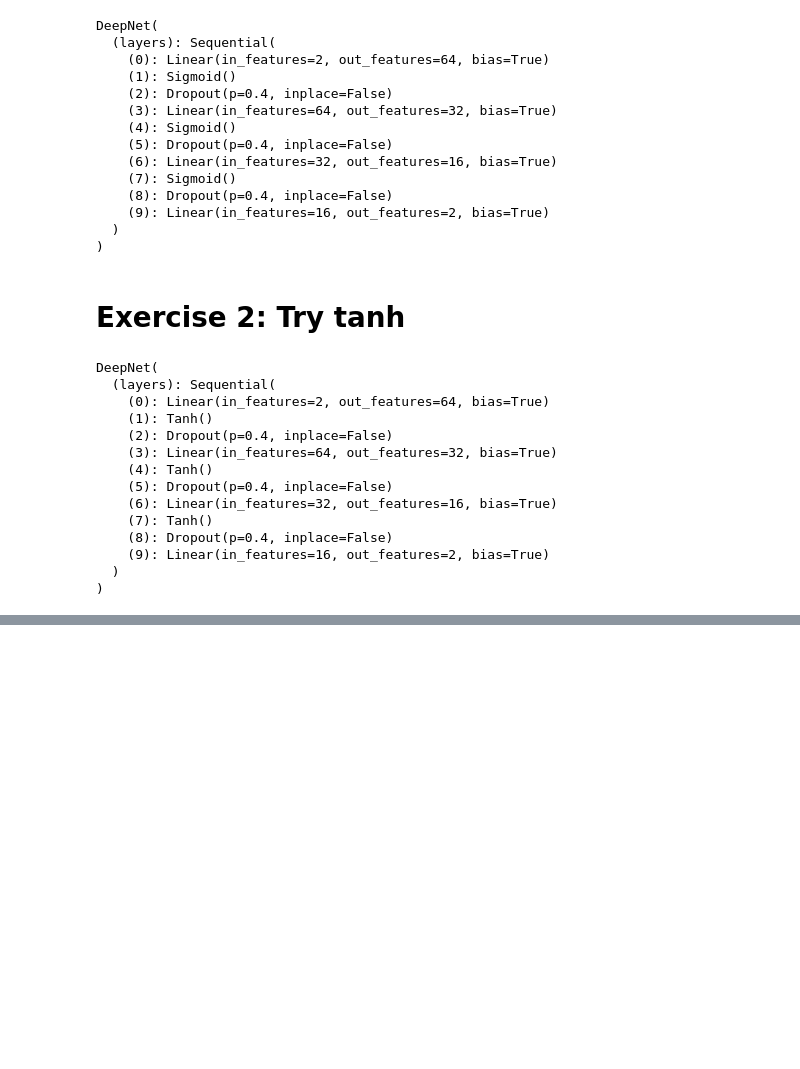
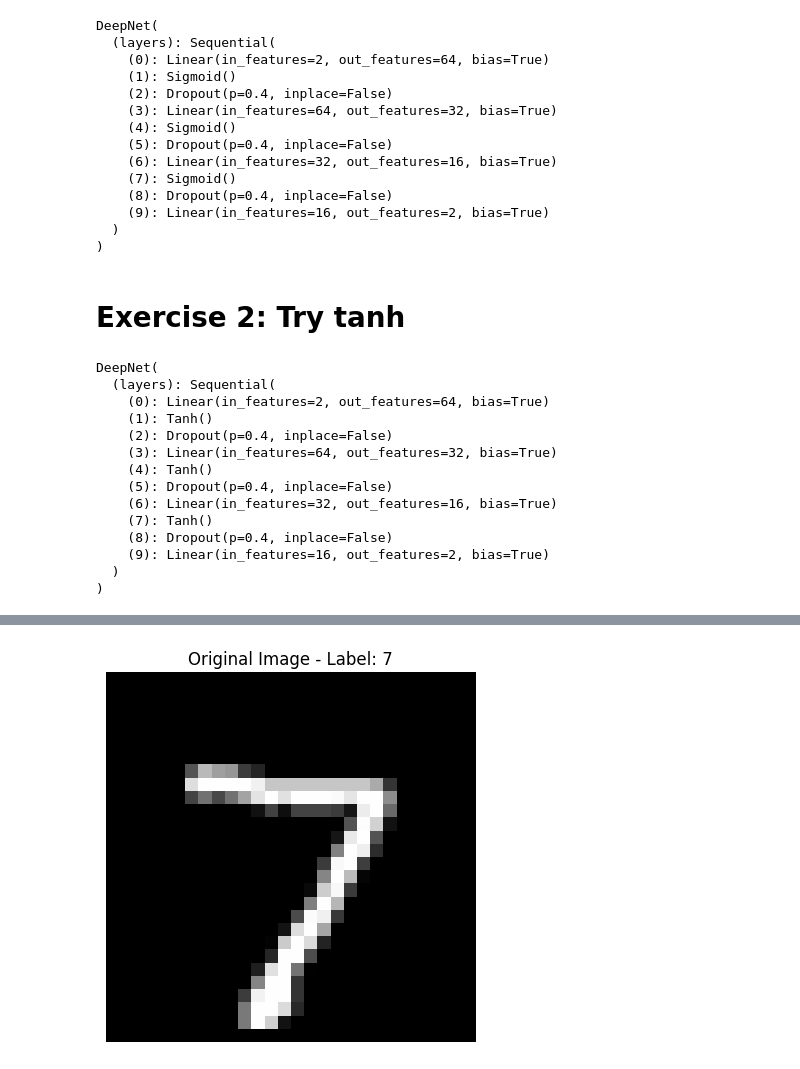
Before and after one commit to AliSalimkhani/DeepNN_Course2025, a Jupyter notebook: DeepNN.ipynb, the cells around one changed output, grey strips where cells are left out. Cells and saved outputs as stored; diff of their text form; code cells hidden in the pictures; blank space fills up the shorter version.

```diff
--- a/DeepNN.ipynb
+++ b/DeepNN.ipynb
@@ -634,0 +637,10 @@ Test Loss: 0.3831
+# %%
+import torch
+from torch import nn
+from torch.utils.data import DataLoader
+from torchvision import datasets, transforms
+import matplotlib.pyplot as plt
+import numpy as np
+
+device = torch.device("cuda" if torch.cuda.is_available() else "cpu")
+print("Using device:", device)
@@ -634,0 +744,78 @@ Test Loss: 0.3831
+# %%
+import matplotlib.pyplot as plt
+import numpy as np
+
+def visualize_feature_maps(model, input_image, layer_name, num_feature_maps=8):
+    # Move model to evaluation mode
+    model.eval()
+
+    # Get the specific layer from the model
+    # Assuming layer_name is 'conv1' or 'conv2'
+    if layer_name == 'conv1':
+        layer = model.conv1
+    elif layer_name == 'conv2':
+        layer = model.conv2
+    else:
+        raise ValueError("Layer name must be 'conv1' or 'conv2'")
+
+    # Register a hook to capture the output of the layer
+    activation = {}
+    def get_activation(name):
+        def hook(model, input, output):
+            activation[name] = output.detach()
+        return hook
+
+    hook_handle = layer.register_forward_hook(get_activation(layer_name))
+
+    # Pass the input image through the model
+    with torch.no_grad():
+        _ = model(input_image.unsqueeze(0).to(device)) # Add batch dimension and move to device
+
+    # Get the captured activations
+    feature_maps = activation[layer_name].squeeze(0).cpu().numpy() # Remove batch dim and move to CPU
+
+    # Remove the hook
+    hook_handle.remove()
+
+    # Determine number of rows and columns for subplot
+    # Show up to num_feature_maps or all if less than num_feature_maps
+    display_maps = min(num_feature_maps, feature_maps.shape[0])
+
+    cols = 4  # Number of columns in the subplot grid
+    rows = int(np.ceil(display_maps / cols))
+
+    fig, axes = plt.subplots(rows, cols, figsize=(cols * 2.5, rows * 2.5))
+    axes = axes.flatten()
+
+    for i in range(display_maps):
+        axes[i].imshow(feature_maps[i], cmap='viridis')
+        axes[i].set_title(f'Map {i+1}')
+        axes[i].axis('off')
+
+    for j in range(display_maps, len(axes)):
+        fig.delaxes(axes[j]) # Delete unused subplots
+
+    plt.suptitle(f'Feature Maps from {layer_name.upper()}', fontsize=16)
+    plt.tight_layout(rect=[0, 0.03, 1, 0.95]) # Adjust layout to make room for suptitle
+    plt.show()
+
+# Get a sample image from the test set
+# Assuming test_loader is already defined and loaded
+
+for images, labels in test_loader:
+    sample_image = images[0] # Get the first image from the batch
+    sample_label = labels[0]
+    break
+
+print(f"Original Image (Label: {sample_label.item()}):")
+plt.imshow(sample_image.squeeze().cpu().numpy(), cmap='gray')
+plt.title(f'Original Image - Label: {sample_label.item()}')
+plt.axis('off')
+plt.show()
+
+# Visualize feature maps from the first convolutional layer (conv1)
+visualize_feature_maps(model, sample_image, 'conv1', num_feature_maps=8)
+
+# Visualize feature maps from the second convolutional layer (conv2)
+visualize_feature_maps(model, sample_image, 'conv2', num_feature_maps=16)
+# %% [output]
@@ -634,0 +823 @@ Test Loss: 0.3831
+[figure, added]
```
Also changed, not shown: parts of 27 cells of this notebook.
